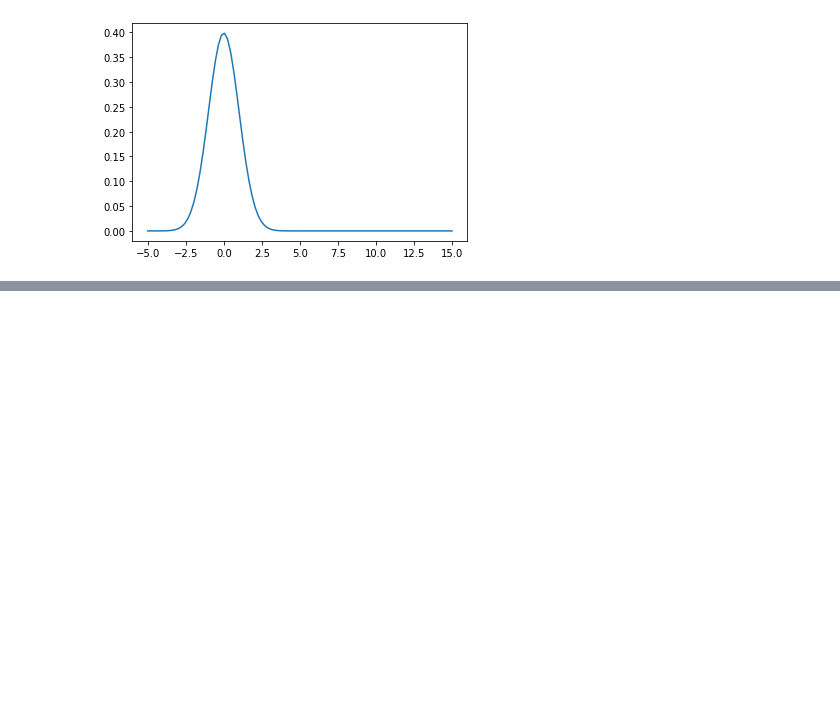
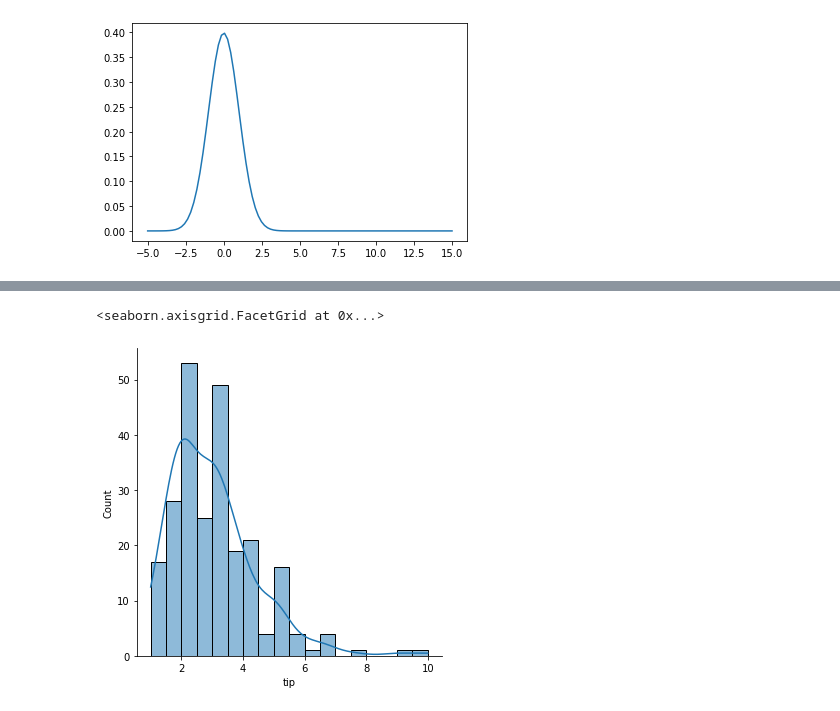
Before and after one commit to 1024xx4/statistics_udemy, a Jupyter notebook: statistics.ipynb, the cells around one changed output, grey strips where cells are left out. Drawn from its saved outputs; the diff is of its cells as text; code cells hidden in the pictures; blank space fills up the shorter version.

```diff
--- a/statistics.ipynb
+++ b/statistics.ipynb
@@ -408,0 +434,5 @@ plt.plot(x, y)
+# %%
+sns.displot(df['tip'], kde=True)
+# %% [output]
+<seaborn.axisgrid.FacetGrid at 0x...>
+[figure, added]
```
Also changed, not shown: parts of 5 cells of this notebook, 1 other file.
